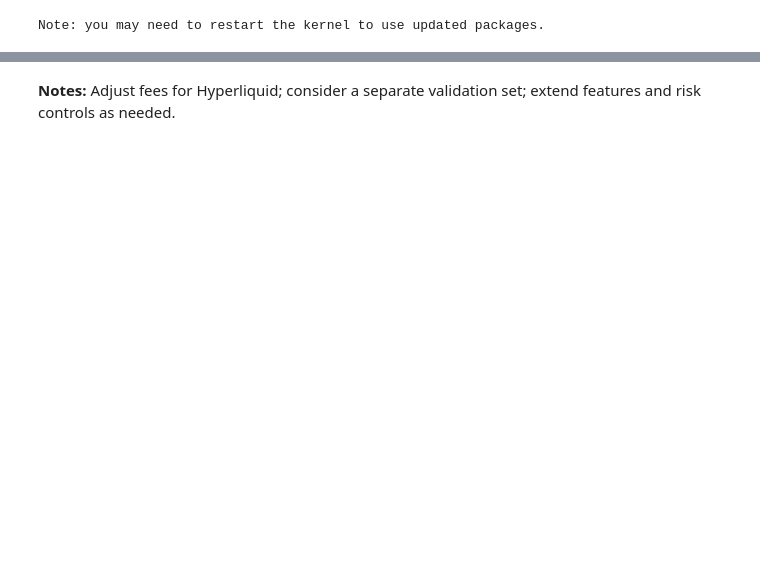
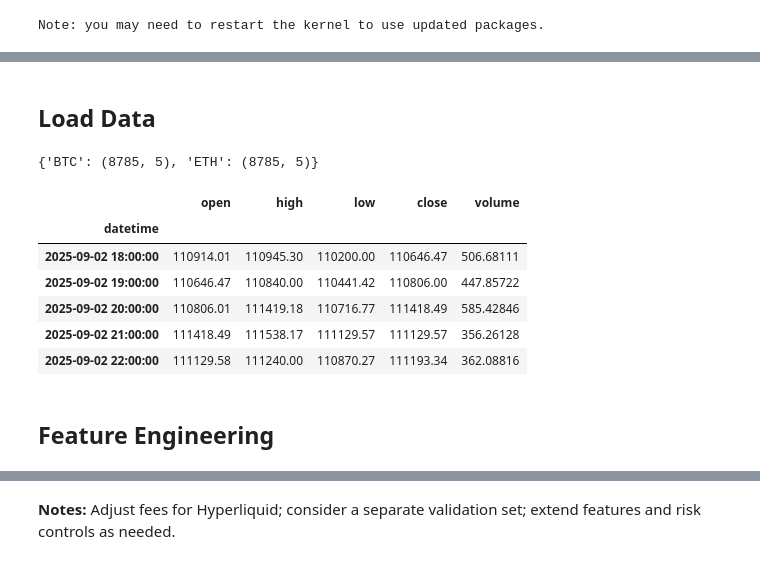
Before and after one commit to lazi-nhr/ai-agents-perpetuals, a Jupyter notebook: rl_stat_arb.ipynb, the cells around one changed output, grey strips where cells are left out. Drawn from its saved outputs; the diff is of its cells as text; code cells hidden in the pictures; blank space fills up the shorter version.

```diff
--- a/rl_stat_arb.ipynb
+++ b/rl_stat_arb.ipynb
@@ -188,49 +178,66 @@ Download step complete.
+# %% [markdown]
+## Load Data
 # %%
-
 sampling = CONFIG["DATA"]["sampling"]
 subfolder = CONFIG["DATA"]["structure"][sampling]
 pattern_fmt = CONFIG["DATA"]["file_pattern"]
+tickers = CONFIG["DATA"]["tickers"]
 
+# Function to find parquet file path
 def find_parquet_path(ticker: str, sampling: str) -> str:
     fname = pattern_fmt.format(TICKER=ticker, FREQ=sampling)
+    # Try subfolder first
     candidates = glob.glob(os.path.join(CACHE_DIR, "**", subfolder, fname), recursive=True)
+    # If not found, try flat cache
     if not candidates:
         candidates = glob.glob(os.path.join(CACHE_DIR, "**", fname), recursive=True)
+    # If still not found, try direct file in cache (for file_ids downloads)
+    if not candidates:
+        direct_path = os.path.join(CACHE_DIR, fname)
+        if os.path.exists(direct_path):
+            candidates = [direct_path]
     if not candidates:
         raise FileNotFoundError(f"Could not find {fname} under {CACHE_DIR}.")
     return candidates[0]
 
-def localize_and_align(df: pd.DataFrame, tz_in: str, tz_out: str) -> pd.DataFrame:
-    if 'timestamp' in df.columns:
-        df['timestamp'] = pd.to_datetime(df['timestamp'])
+def localize_and_align(df: pd.DataFrame, tz_in: str = None, tz_out: str = None) -> pd.DataFrame:
+    if 'datetime' in df.columns:
+        # Convert millisecond timestamps to datetime
+        df['timestamp'] = pd.to_datetime(df['datetime'], unit='ms', utc=True)
         df = df.set_index('timestamp')
-    if df.index.tz is None:
-        df = df.tz_localize(tz_in)
-    df = df.tz_convert(tz_out)
+    # Make column names lowercase
     cols = {c: c.lower() for c in df.columns}
     df = df.rename(columns=cols)
     return df.sort_index()
-
-tz_in, tz_out = CONFIG["DATA"]["timezone_in"], CONFIG["DATA"]["timezone_out"]
-tickers = CONFIG["DATA"]["tickers"]
 
 dfs = {}
 for t in tickers:
     pth = find_parquet_path(t, sampling)
     tmp = pd.read_parquet(pth)
-    tmp = localize_and_align(tmp, tz_in, tz_out)
+    tmp = localize_and_align(tmp)  # No need to pass timezone parameters
     if CONFIG["DATA"]["forward_fill"]:
         tmp = tmp.ffill()
     if CONFIG["DATA"]["drop_na_after_ffill"]:
         tmp = tmp.dropna()
     dfs[t] = tmp
 
 common_index = None
 for t, df in dfs.items():
     common_index = df.index if common_index is None else common_index.intersection(df.index)
 for t in tickers:
     dfs[t] = dfs[t].reindex(common_index).dropna()
 
 print({t: dfs[t].shape for t in tickers})
-dfs["BTC"].head()
+dfs["BTC"].tail()
+# %% [output]
+{'BTC': (8785, 5), 'ETH': (8785, 5)}
+|  | open | high | low | close | volume |
+| datetime |  |  |  |  |  |
+| 2025-09-02 18:00:00 | 110914.01 | 110945.30 | 110200.00 | 110646.47 | 506.68111 |
+| 2025-09-02 19:00:00 | 110646.47 | 110840.00 | 110441.42 | 110806.00 | 447.85722 |
+| 2025-09-02 20:00:00 | 110806.01 | 111419.18 | 110716.77 | 111418.49 | 585.42846 |
+| 2025-09-02 21:00:00 | 111418.49 | 111538.17 | 111129.57 | 111129.57 | 356.26128 |
+| 2025-09-02 22:00:00 | 111129.58 | 111240.00 | 110870.27 | 111193.34 | 362.08816 |
+# %% [markdown]
+## Feature Engineering
 # %%
```
Also changed, not shown: parts of 14 cells of this notebook.
